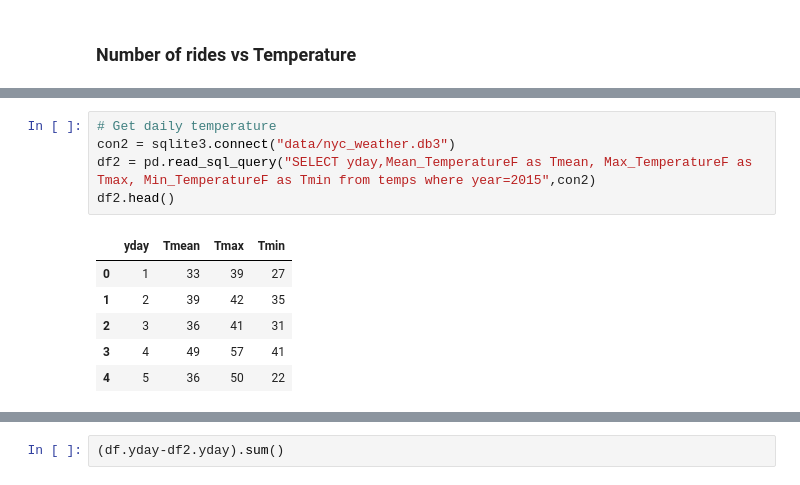
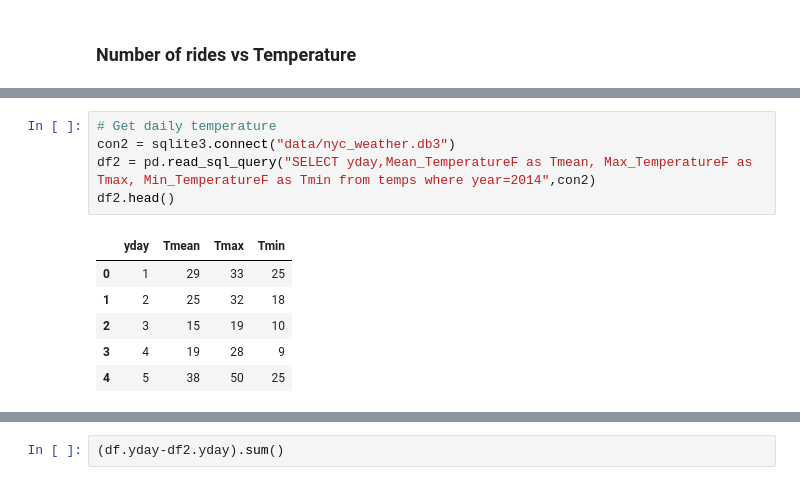
Before and after one commit to andypicke/Springboard_DataScience, a Jupyter notebook: Capstone_1/citibike_infer_stats.ipynb, the cells around one changed output, grey strips where cells are left out. Saved outputs shown, nothing was run; the diff lists cells and outputs as text.

```diff
--- a/Capstone_1/citibike_infer_stats.ipynb
+++ b/Capstone_1/citibike_infer_stats.ipynb
@@ -87,15 +87,15 @@ plt.ylabel('# rides')
 # %%
 # Get daily temperature
 con2 = sqlite3.connect("data/nyc_weather.db3")
-df2 = pd.read_sql_query("SELECT yday,Mean_TemperatureF as Tmean, Max_TemperatureF as Tmax, Min_TemperatureF as Tmin from temps where year=2015",con2)
+df2 = pd.read_sql_query("SELECT yday,Mean_TemperatureF as Tmean, Max_TemperatureF as Tmax, Min_TemperatureF as Tmin from temps where year=2014",con2)
 df2.head()
 # %% [output]
 |  | yday | Tmean | Tmax | Tmin |
-| 0 | 1 | 33 | 39 | 27 |
-| 1 | 2 | 39 | 42 | 35 |
-| 2 | 3 | 36 | 41 | 31 |
-| 3 | 4 | 49 | 57 | 41 |
-| 4 | 5 | 36 | 50 | 22 |
+| 0 | 1 | 29 | 33 | 25 |
+| 1 | 2 | 25 | 32 | 18 |
+| 2 | 3 | 15 | 19 | 10 |
+| 3 | 4 | 19 | 28 | 9 |
+| 4 | 5 | 38 | 50 | 25 |
 # %%
 plt.figure(figsize=(10,8))
 plt.plot(df2.yday,df2.Tmean)
```
Also changed, not shown: parts of 5 cells of this notebook.
